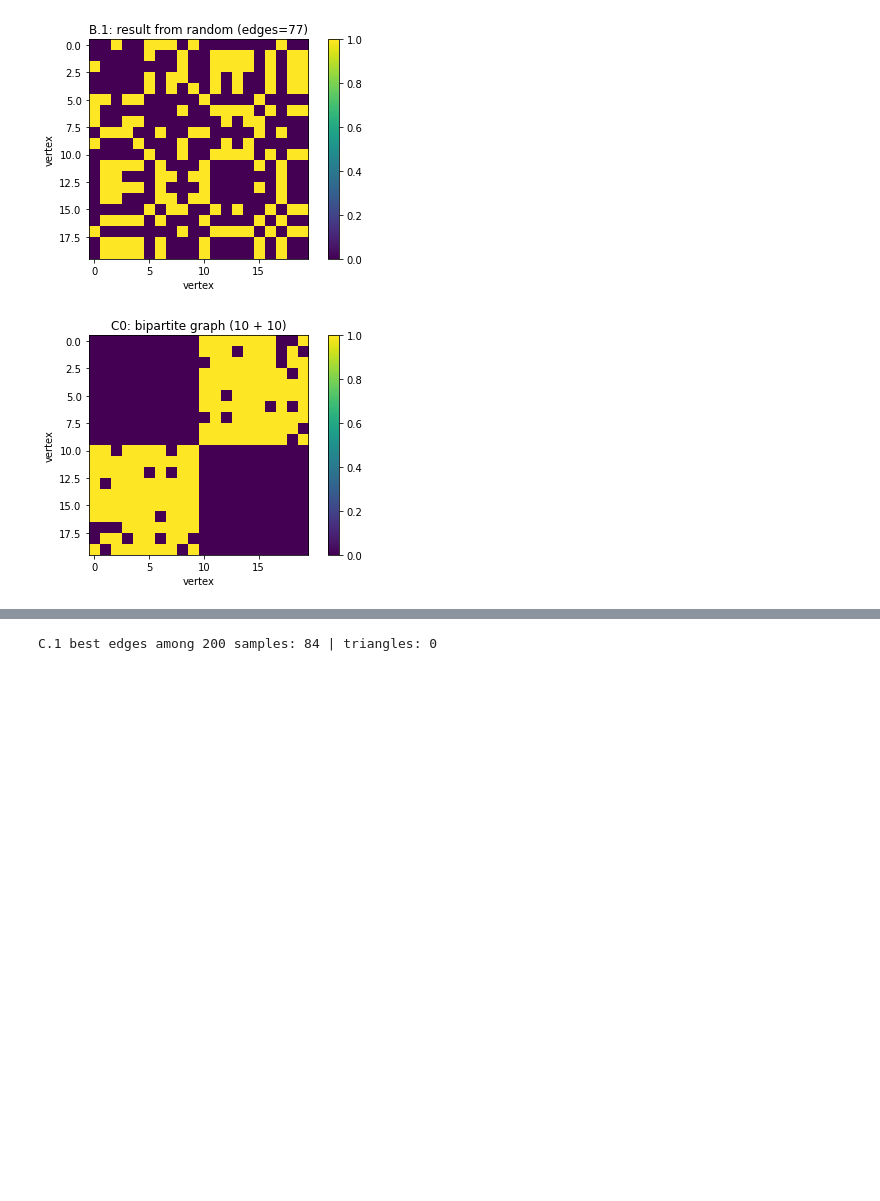
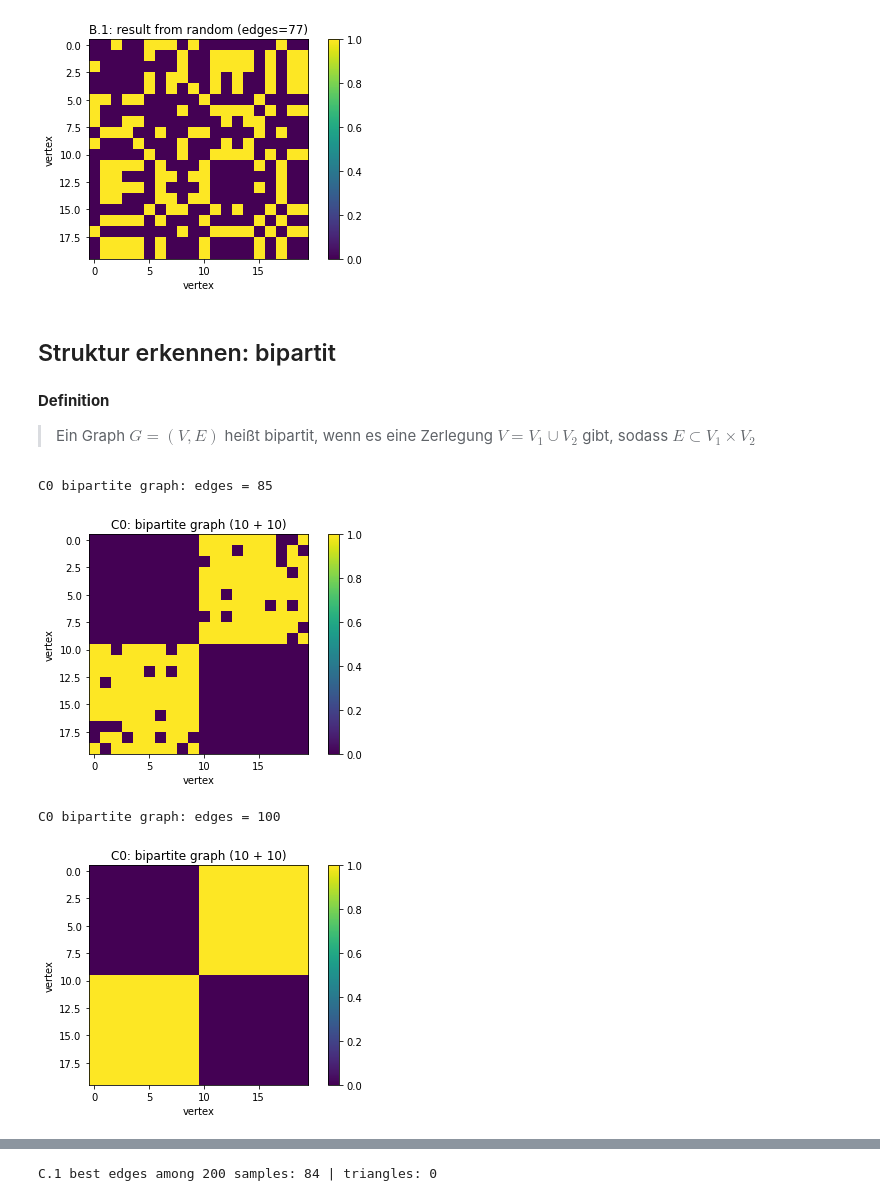
Before and after one commit to LaurenYingLo/Lernen-auf-mathematischen-Daten--Daten-erzeugen-und-Vorhersagen-erzeugen, a Jupyter notebook: Mathematischer Fortschritt mit KI.ipynb, the cells around one changed output, grey strips where cells are left out. Drawn from its saved outputs; the diff is of its cells as text; code cells hidden in the pictures; blank space fills up the shorter version.

```diff
--- a/Mathematischer Fortschritt mit KI.ipynb
+++ b/Mathematischer Fortschritt mit KI.ipynb
@@ -264,5 +294,10 @@ B.1 results (n=20):
+# %% [markdown]
+## Struktur erkennen: bipartit
+# %% [markdown]
+**Definition**
+> Ein Graph $G=(V,E)$ heißt bipartit, wenn es eine Zerlegung $V=V_{1}\cup V_{2}$ gibt, sodass $E\subset V_{1}\times V_{2}$
 # %%
-def C0_bipartite_graph(n1, n2, p=0.7, seed=None):
+def C0_bipartite_graph(n1, n2, p, seed=None):
     if seed is not None:
         np.random.seed(seed)
     n = n1 + n2
@@ -275,9 +310,20 @@ def C0_bipartite_graph(n1, n2, p=0.7, seed=None):
     return A
 # %%
 A_bip = C0_bipartite_graph(10, 10, p=0.8, seed=0)
+edges = count_edges(A_bip)
+print(f"C0 bipartite graph: edges = {edges}")
 show_adj_heatmap(A_bip, title="C0: bipartite graph (10 + 10)")
 # %% [output]
+C0 bipartite graph: edges = 85
 [figure]
+# %%
+A_bip = C0_bipartite_graph(10, 10, p=1, seed=0)
+edges = count_edges(A_bip)
+print(f"C0 bipartite graph: edges = {edges}")
+show_adj_heatmap(A_bip, title="C0: bipartite graph (10 + 10)")
+# %% [output]
+C0 bipartite graph: edges = 100
+[figure, added]
 # %%
 # Same graph, but vertices shuffled
 perm = np.random.permutation(20)
```
Also changed, not shown: parts of 13 cells of this notebook.
